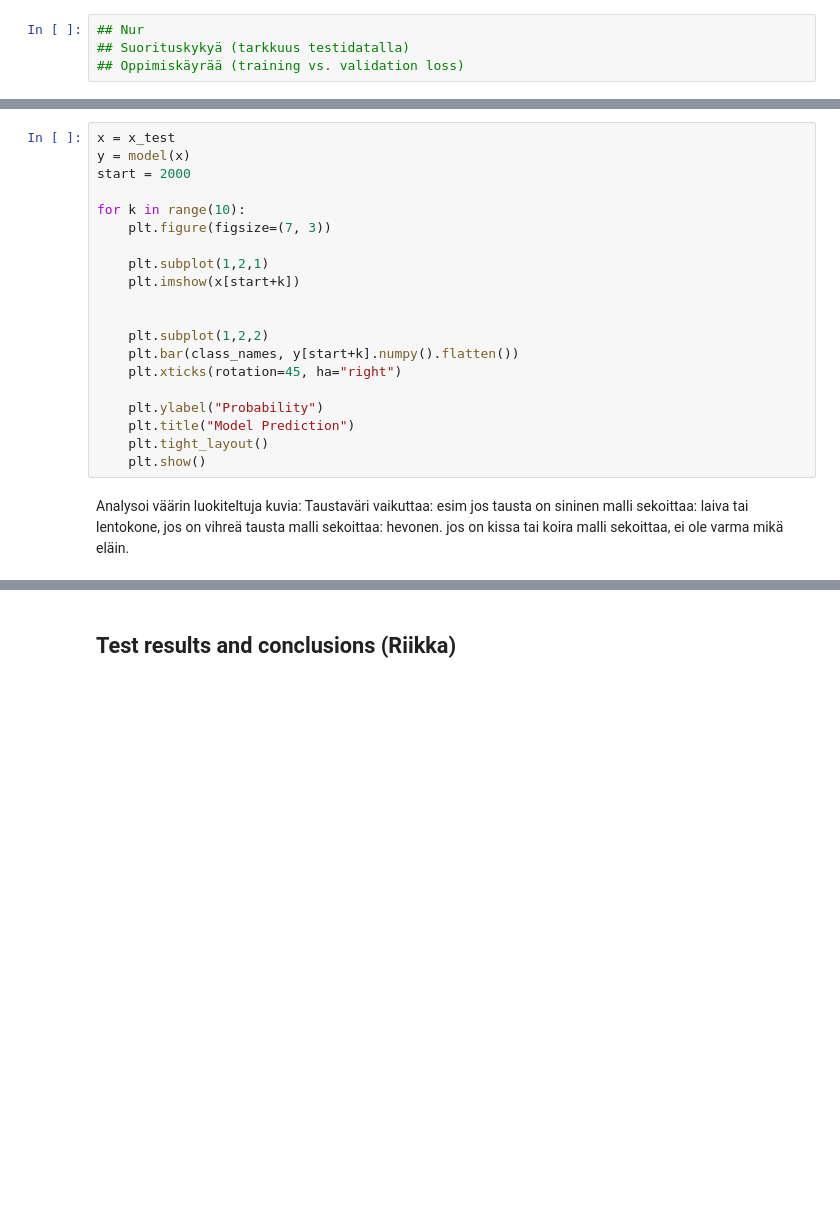
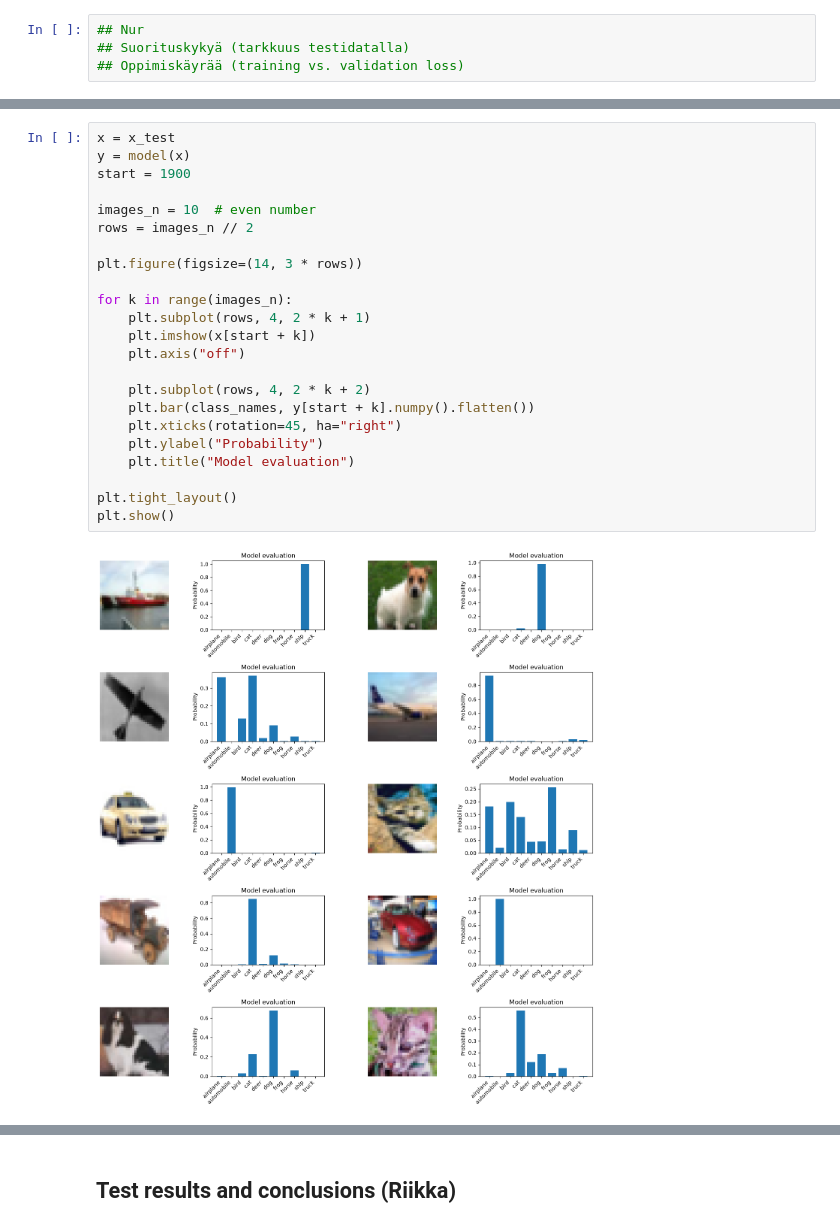
Before and after one commit to annimala/Neural-network-projects, a Jupyter notebook: cifar-10_CNN.ipynb, the cells around one changed output, grey strips where cells are left out. Saved outputs shown, nothing was run; the diff lists cells and outputs as text; blank space fills up the shorter version.

Commit message:
add image classification chapters

```diff
--- a/cifar-10_CNN.ipynb
+++ b/cifar-10_CNN.ipynb
@@ -192,22 +196,25 @@ print("Test accuracy:", test_scores[1])
 # %%
 x = x_test
 y = model(x)
-start = 2000
+start = 1900
 
-for k in range(10):
-    plt.figure(figsize=(7, 3))
+images_n = 10  # even number
+rows = images_n // 2
 
-    plt.subplot(1,2,1)
-    plt.imshow(x[start+k])
+plt.figure(figsize=(14, 3 * rows))
 
+for k in range(images_n):
+    plt.subplot(rows, 4, 2 * k + 1)
+    plt.imshow(x[start + k])
+    plt.axis("off")
 
-    plt.subplot(1,2,2)
-    plt.bar(class_names, y[start+k].numpy().flatten())
+    plt.subplot(rows, 4, 2 * k + 2)
+    plt.bar(class_names, y[start + k].numpy().flatten())
     plt.xticks(rotation=45, ha="right")
+    plt.ylabel("Probability")
+    plt.title("Model evaluation")
 
-    plt.ylabel("Probability")
-    plt.title("Model Prediction")
-    plt.tight_layout()
-    plt.show()
+plt.tight_layout()
+plt.show()
+# %% [output]
+[figure, added]
-# %% [markdown]
-Analysoi väärin luokiteltuja kuvia: Taustaväri vaikuttaa: esim jos tausta on sininen malli sekoittaa: laiva tai lentokone, jos on vihreä tausta malli sekoittaa: hevonen.   jos on kissa tai koira malli sekoittaa, ei ole varma mikä eläin.
```
Also changed, not shown: parts of 10 cells of this notebook, 1 other file.
